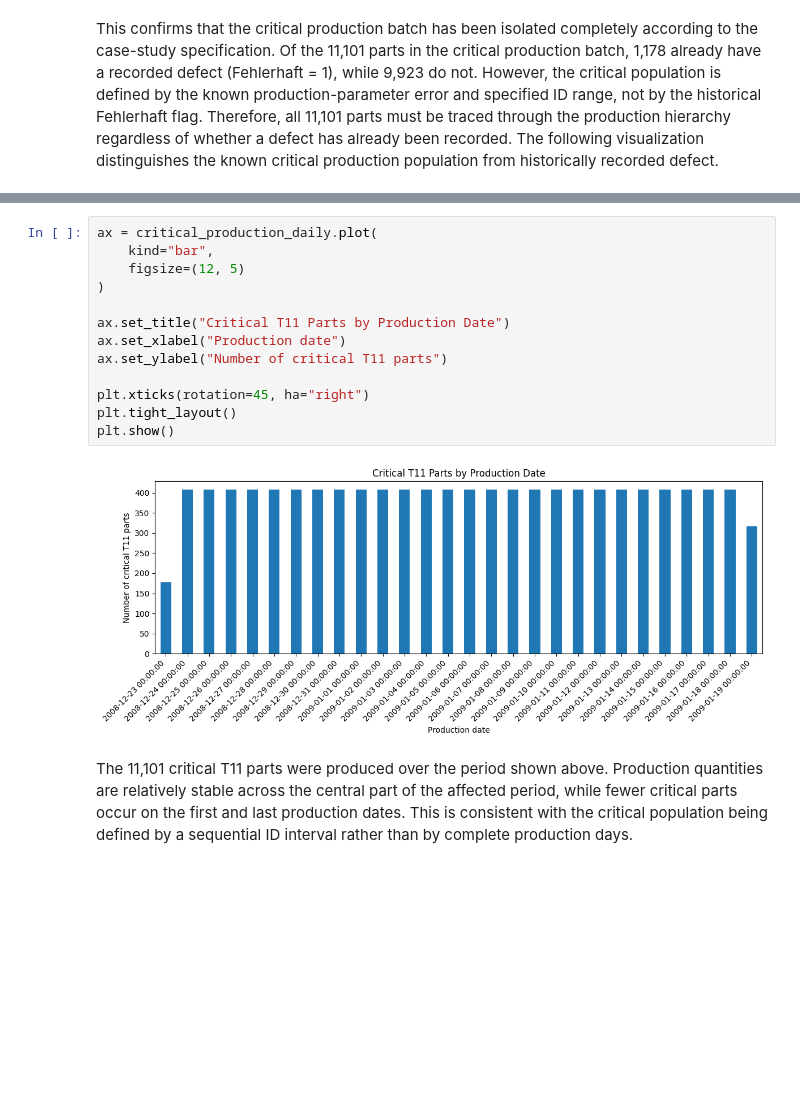
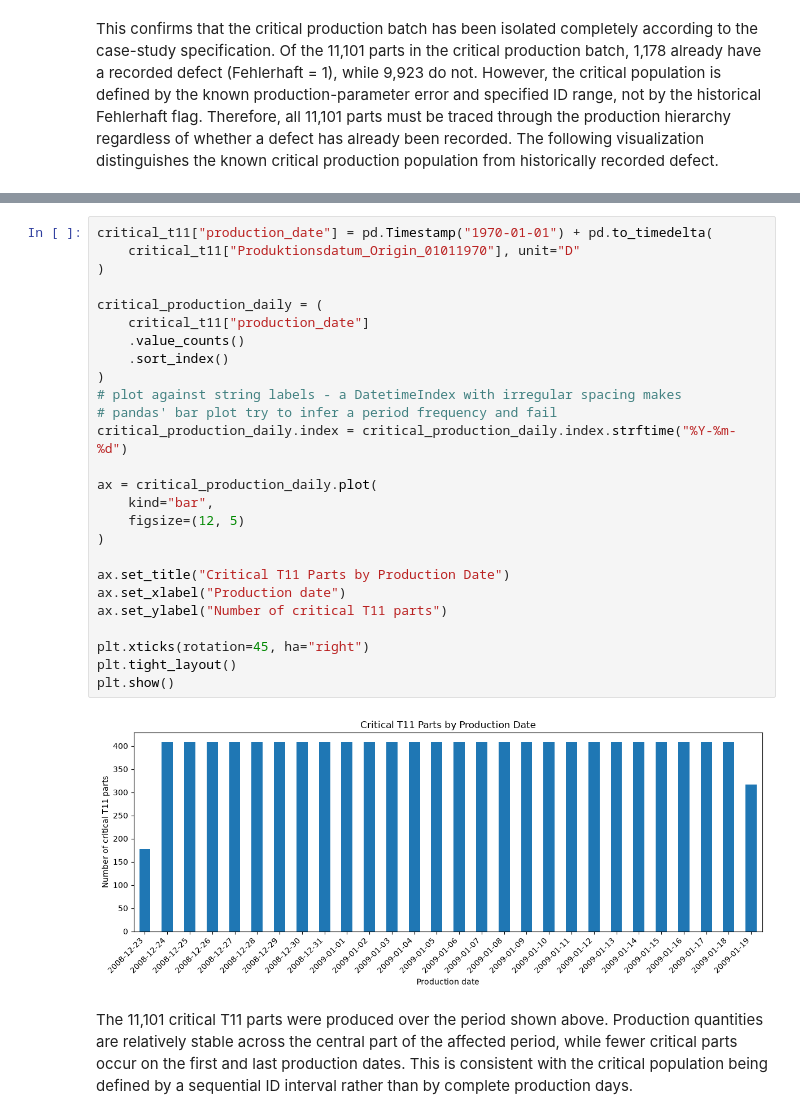
Before and after one commit to eniseirem/Data-Analysis-Case-Study, a Jupyter notebook: notebooks/case_study/SoSe26_Case_Study_Group_19.ipynb, the cells around one changed output, grey strips where cells are left out. Cells and saved outputs as stored; diff of their text form; blank space fills up the shorter version.

```diff
--- a/notebooks/case_study/SoSe26_Case_Study_Group_19.ipynb
+++ b/notebooks/case_study/SoSe26_Case_Study_Group_19.ipynb
@@ -648,18 +647,31 @@ plt.show()
 # %%
+critical_t11["production_date"] = pd.Timestamp("1970-01-01") + pd.to_timedelta(
+    critical_t11["Produktionsdatum_Origin_01011970"], unit="D"
+)
+
+critical_production_daily = (
+    critical_t11["production_date"]
+    .value_counts()
+    .sort_index()
+)
+# plot against string labels - a DatetimeIndex with irregular spacing makes
+# pandas' bar plot try to infer a period frequency and fail
+critical_production_daily.index = critical_production_daily.index.strftime("%Y-%m-%d")
+
 ax = critical_production_daily.plot(
     kind="bar",
     figsize=(12, 5)
 )
 
 ax.set_title("Critical T11 Parts by Production Date")
 ax.set_xlabel("Production date")
 ax.set_ylabel("Number of critical T11 parts")
 
 plt.xticks(rotation=45, ha="right")
 plt.tight_layout()
 plt.show()
 # %% [output]
-[figure, old version]
+[figure, new version]
 # %% [markdown]
 The 11,101 critical T11 parts were produced over the period shown above. Production quantities are relatively stable across the central part of the affected period, while fewer critical parts occur on the first and last production dates. This is consistent with the critical population being defined by a sequential ID interval rather than by complete production days.
 # %% [markdown]
```
Also changed, not shown: parts of 11 cells of this notebook, 11 other files.
